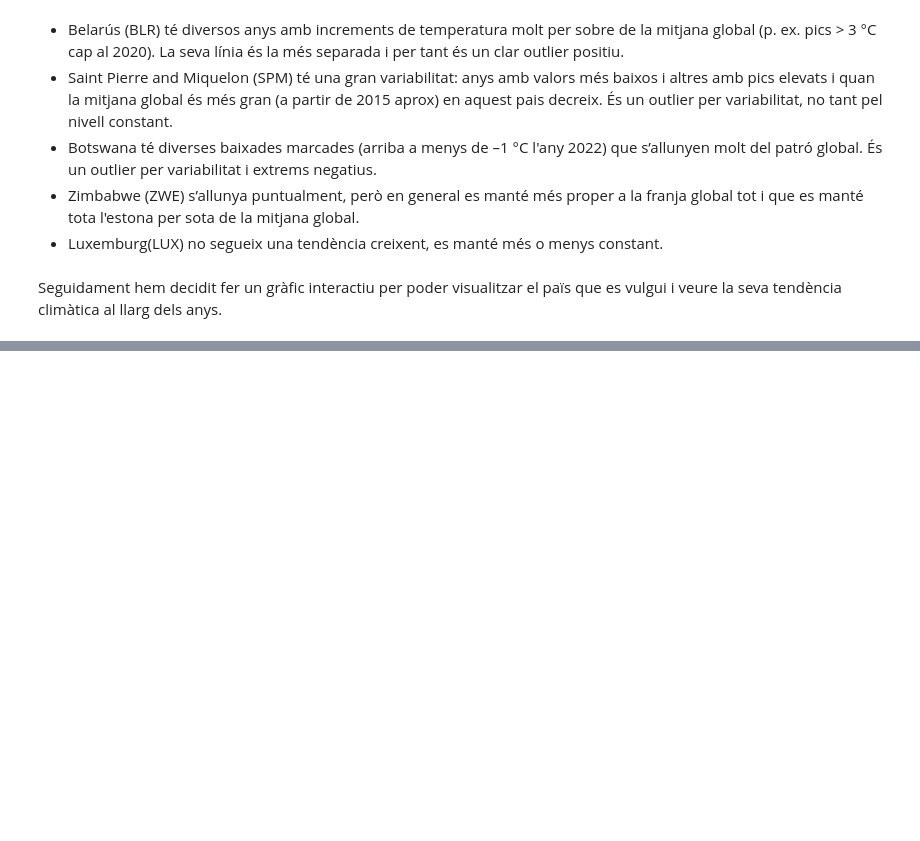
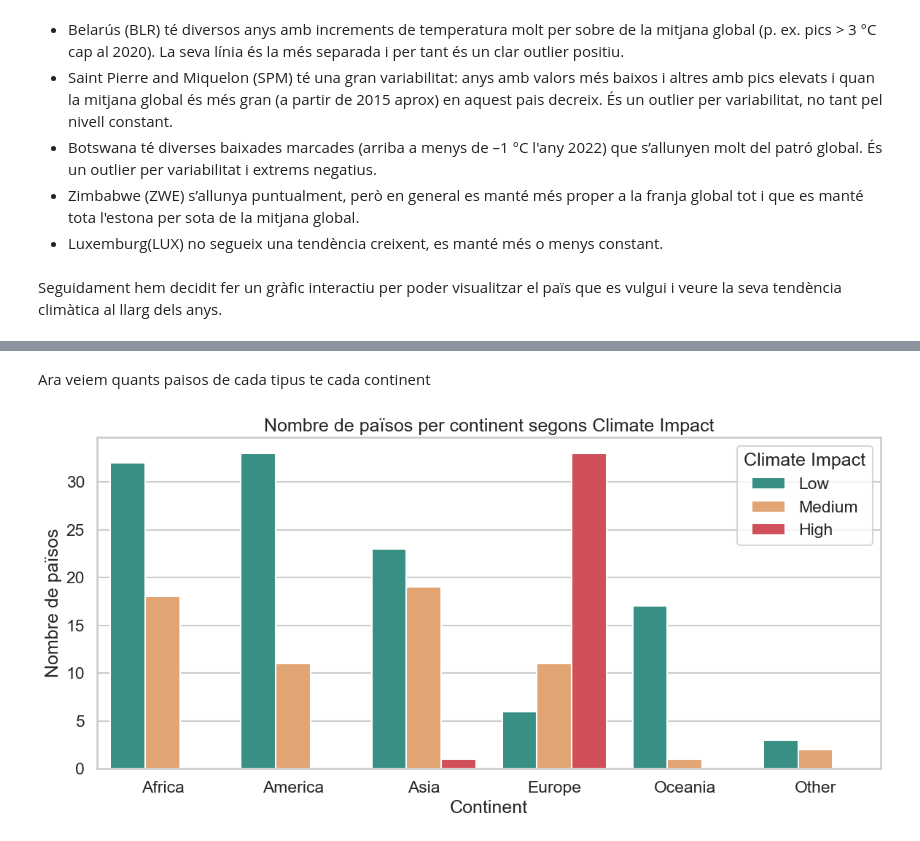
Before and after one commit to 1702938/Aprenentatge, a Jupyter notebook: PracticaKaggle.ipynb, the cells around one changed output, grey strips where cells are left out. Saved outputs shown, nothing was run; the diff lists cells and outputs as text; code cells hidden in the pictures; blank space fills up the shorter version.

```diff
--- a/PracticaKaggle.ipynb
+++ b/PracticaKaggle.ipynb
@@ -1210,0 +1286,24 @@ fig.show()
+# %% [markdown]
+Ara veiem quants paisos de cada tipus te cada continent
+# %%
+# Comptem el nombre de països per continent i categoria
+continent_counts = climate.groupby(["Continent", "Climate Impact"])["Country"].count().reset_index()
+continent_counts.rename(columns={"Country": "Num Countries"}, inplace=True)
+
+# Gràfic de barres agrupades per continent
+plt.figure(figsize=(12, 6))
+sns.barplot(
+    data=continent_counts,
+    x="Continent",
+    y="Num Countries",
+    hue="Climate Impact",
+    palette={"Low": "#2a9d8f", "Medium": "#f4a261", "High": "#e63946"}
+)
+
+plt.title("Nombre de països per continent segons Climate Impact")
+plt.xlabel("Continent")
+plt.ylabel("Nombre de països")
+plt.legend(title="Climate Impact")
+plt.tight_layout()
+# %% [output]
+[figure, added]
```
Also changed, not shown: parts of 3 cells of this notebook.
